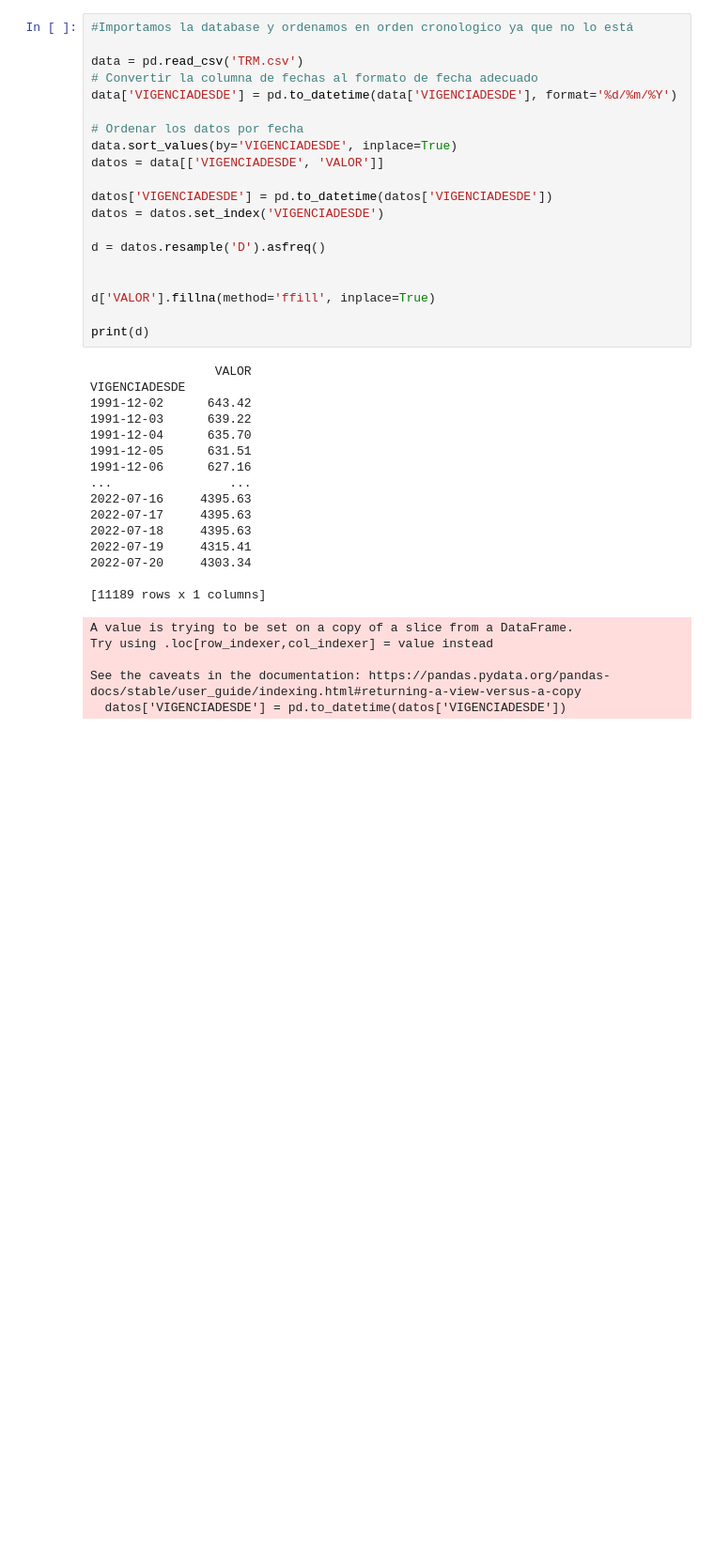
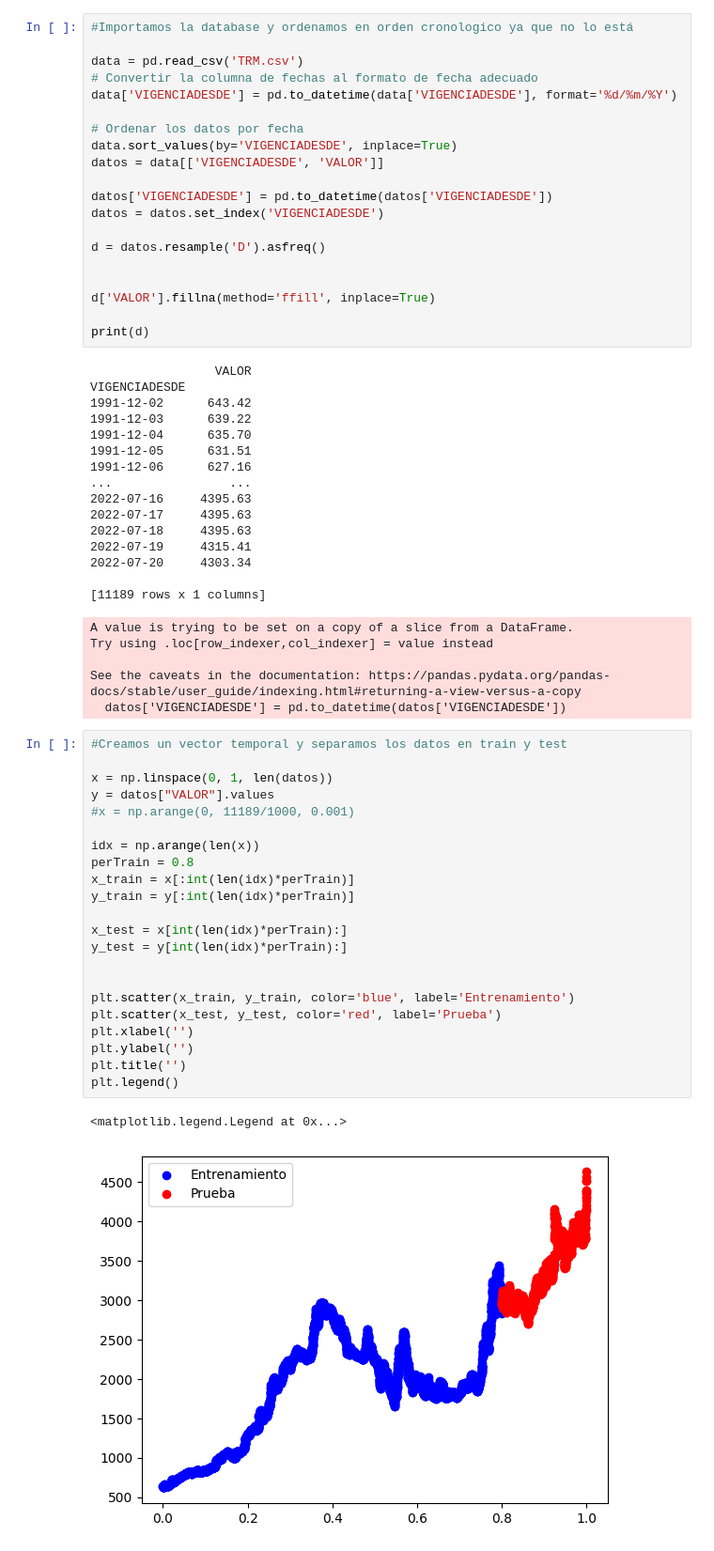
Before and after one commit to cabb1808/ProyectoSenales3, a Jupyter notebook: Proyecto_Final.ipynb, the cells around one changed output. Shown at 94% size. Drawn from its saved outputs; the diff is of its cells as text; blank space fills up the shorter version.

```diff
--- a/Proyecto_Final.ipynb
+++ b/Proyecto_Final.ipynb
@@ -63,4 +63,29 @@ Try using .loc[row_indexer,col_indexer] = value instead
 
 See the caveats in the documentation: https://pandas.pydata.org/pandas-docs/stable/user_guide/indexing.html#returning-a-view-versus-a-copy
   datos['VIGENCIADESDE'] = pd.to_datetime(datos['VIGENCIADESDE'])
+# %%
+#Creamos un vector temporal y separamos los datos en train y test
+
+x = np.linspace(0, 1, len(datos))
+y = datos["VALOR"].values
+#x = np.arange(0, 11189/1000, 0.001)
+
+idx = np.arange(len(x))
+perTrain = 0.8
+x_train = x[:int(len(idx)*perTrain)]
+y_train = y[:int(len(idx)*perTrain)]
+
+x_test = x[int(len(idx)*perTrain):]
+y_test = y[int(len(idx)*perTrain):]
+
+
+plt.scatter(x_train, y_train, color='blue', label='Entrenamiento')
+plt.scatter(x_test, y_test, color='red', label='Prueba')
+plt.xlabel('')
+plt.ylabel('')
+plt.title('')
+plt.legend()
+# %% [output]
+<matplotlib.legend.Legend at 0x...>
+[figure, added]
 # %%
```
Also changed, not shown: parts of 15 cells of this notebook.
